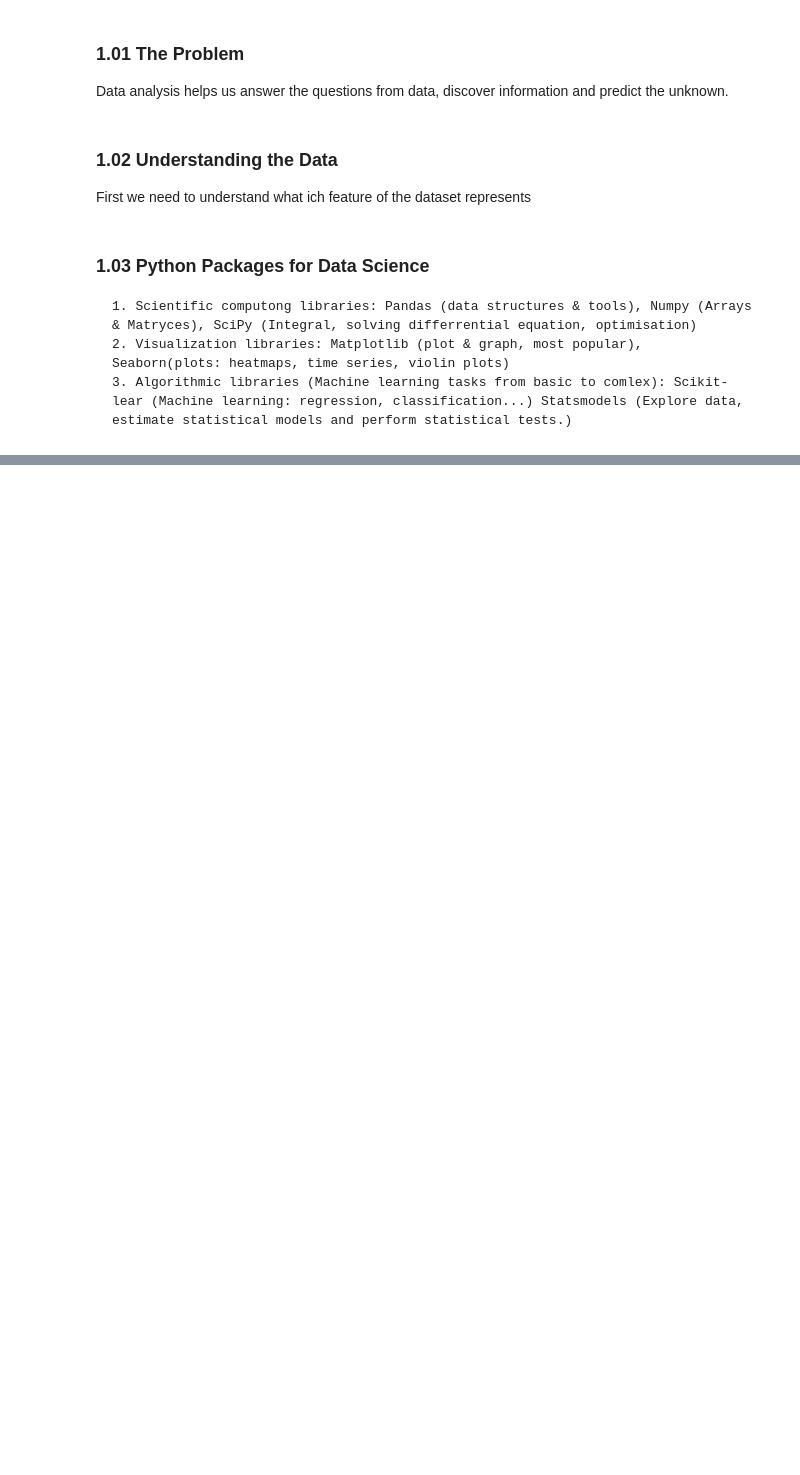
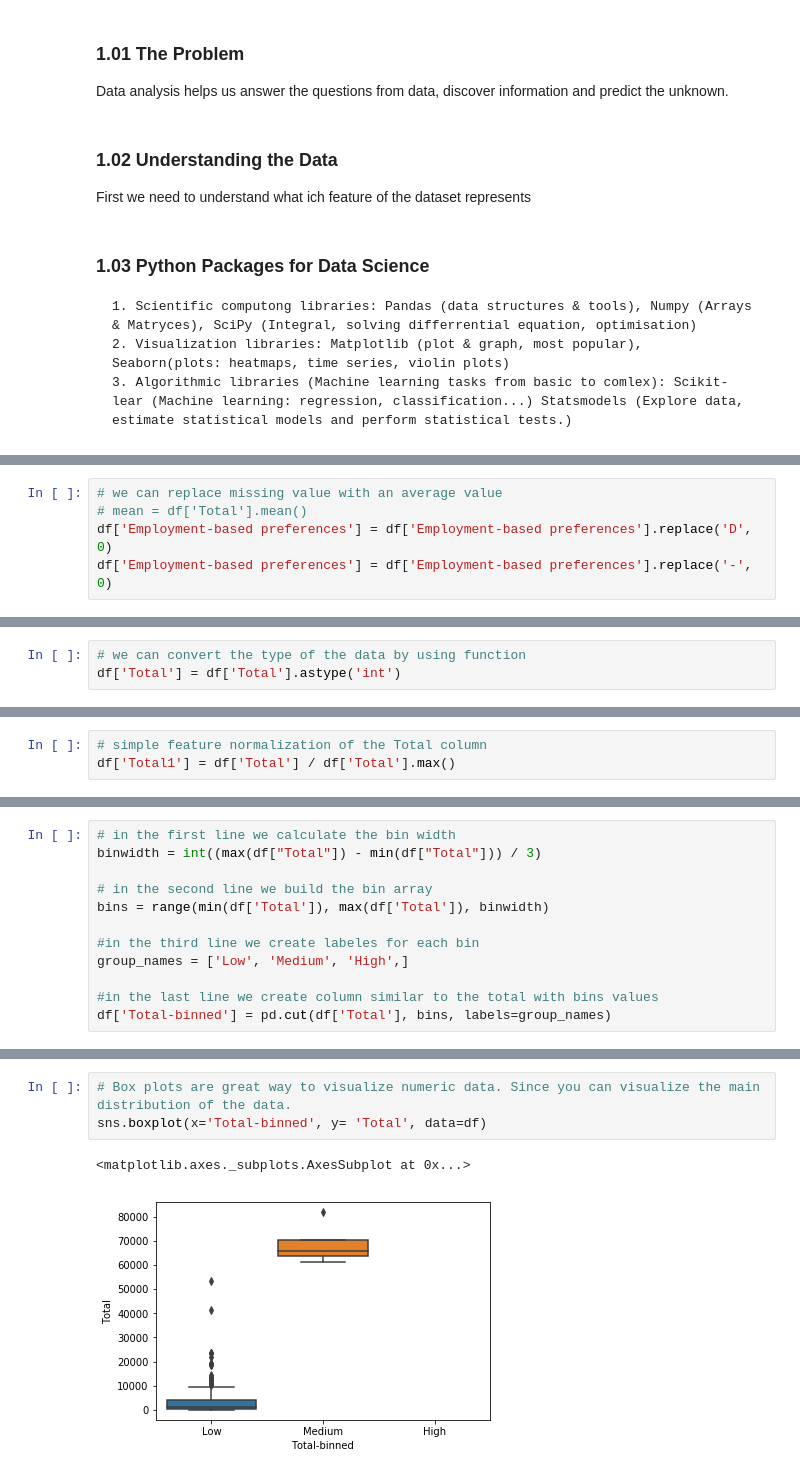
Before and after one commit to romeo1two/ImigrationExploration, a Jupyter notebook: develop/2018-03-22-MN-Data_analysis.ipynb, the cells around one changed output, grey strips where cells are left out. Cells and saved outputs as stored; diff of their text form; blank space fills up the shorter version.

```diff
--- a/develop/2018-03-22-MN-Data_analysis.ipynb
+++ b/develop/2018-03-22-MN-Data_analysis.ipynb
@@ -57,0 +171,5 @@ First we need to understand what ich feature of the dataset represents
+# %%
+# we can replace missing value with an average value
+# mean = df['Total'].mean()
+df['Employment-based preferences'] = df['Employment-based preferences'].replace('D', 0)
+df['Employment-based preferences'] = df['Employment-based preferences'].replace('-', 0)
@@ -57,0 +180,3 @@ First we need to understand what ich feature of the dataset represents
+# %%
+# we can convert the type of the data by using function
+df['Total'] = df['Total'].astype('int')
@@ -57,0 +191,3 @@ First we need to understand what ich feature of the dataset represents
+# %%
+# simple feature normalization of the Total column
+df['Total1'] = df['Total'] / df['Total'].max()
@@ -57,0 +200,12 @@ First we need to understand what ich feature of the dataset represents
+# %%
+# in the first line we calculate the bin width
+binwidth = int((max(df["Total"]) - min(df["Total"])) / 3)
+
+# in the second line we build the bin array
+bins = range(min(df['Total']), max(df['Total']), binwidth)
+
+#in the third line we create labeles for each bin
+group_names = ['Low', 'Medium', 'High',]
+
+#in the last line we create column similar to the total with bins values
+df['Total-binned'] = pd.cut(df['Total'], bins, labels=group_names)
@@ -57,0 +262,6 @@ First we need to understand what ich feature of the dataset represents
+# %%
+# Box plots are great way to visualize numeric data. Since you can visualize the main distribution of the data.
+sns.boxplot(x='Total-binned', y= 'Total', data=df)
+# %% [output]
+<matplotlib.axes._subplots.AxesSubplot at 0x...>
+[figure, added]
```
Also changed, not shown: parts of 39 cells of this notebook.
